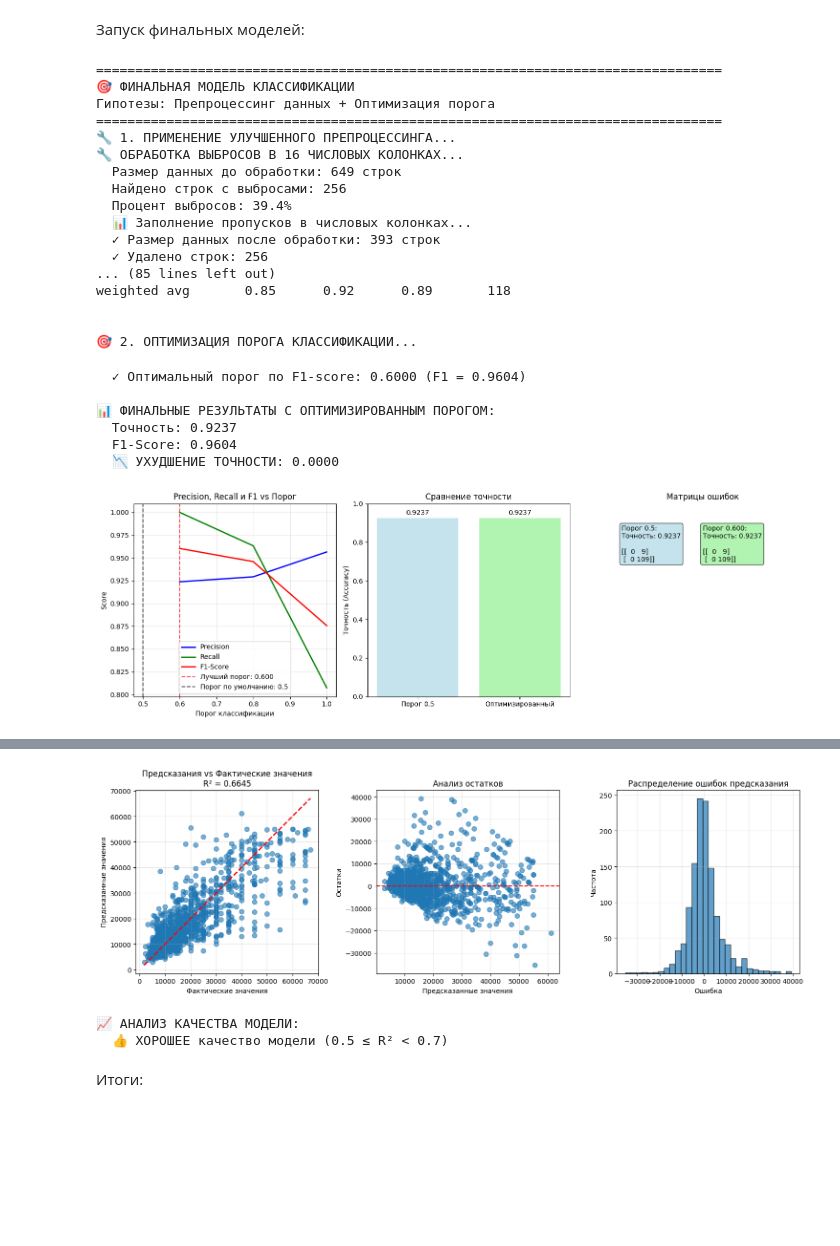
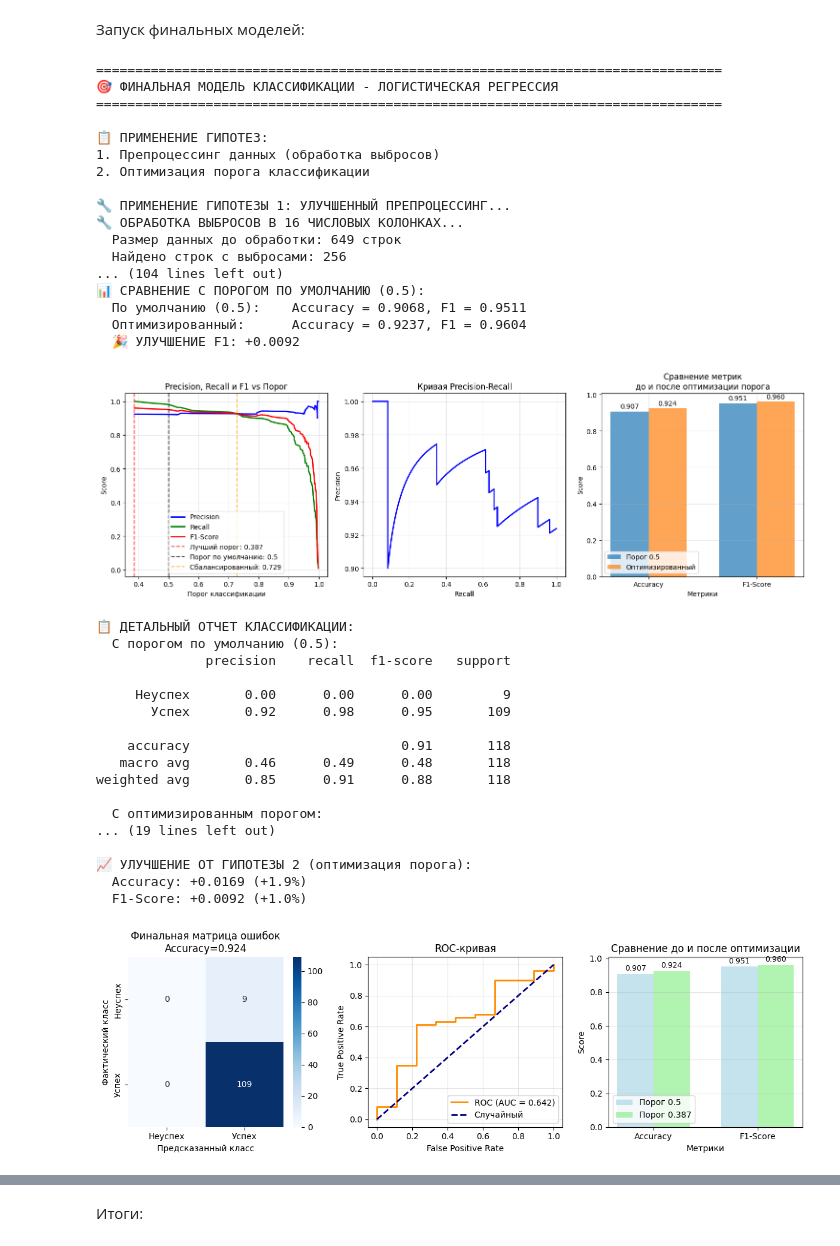
Before and after one commit to Sbarito/Framework_labs, a Jupyter notebook: lab2/point3.ipynb, the cells around one changed output, grey strips where cells are left out. Saved outputs shown, nothing was run; the diff lists cells and outputs as text; code cells hidden in the pictures; blank space fills up the shorter version.

```diff
--- a/lab2/point3.ipynb
+++ b/lab2/point3.ipynb
@@ -490,13 +487,0 @@ def linear_regression_study(X, y, dataset_name="Данные"):
-# %%
-if df_student is not None:
-    print("\n" + "🎓 АНАЛИЗ СТУДЕНЧЕСКИХ ДАННЫХ (КЛАССИФИКАЦИЯ) " + "🎓")
-    print("-" * 60)
-
-    X_student_class, y_student_class, features_class = preprocess_student_classification(df_student)
-
-    if X_student_class is not None:
-        knn_class, k_class, score_class = logistic_regression_study(
-            X_student_class, y_student_class, "Студенческие данные (Успеваемость)"
-        )
-    else:
-        print("❌ Не удалось подготовить данные для классификации")
@@ -541,12 +487,0 @@ weighted avg       0.72      0.85      0.78       195
-# %%
-if df_house is not None:
-    print("\n" + "🏠 АНАЛИЗ ДАННЫХ О НЕДВИЖИМОСТИ (РЕГРЕССИЯ) " + "🏠")
-
-    X_house, y_house, features_house = preprocess_house_regression(df_house)
-
-    if X_house is not None:
-        knn_house, k_house, score_house = linear_regression_study(
-            X_house, y_house, "Данные о недвижимости (Арендная плата)"
-        )
-    else:
-        print("❌ Не удалось подготовить данные о недвижимости")
@@ -2382,32 +4163,44 @@ def final_regression_model(df_house):
 Запуск финальных моделей:
 # %%
 if df_student is not None:
-    final_knn_model, final_threshold, final_accuracy = final_classification_model(df_student)
+    final_knn_model, final_threshold, final_accuracy = final_classification_model_logistic(df_student)
 
 if df_house is not None:
-    final_house_model, final_house_params, final_r2 = final_regression_model(df_house)
+    final_house_model, final_house_params, final_r2 = final_regression_model_linear(df_house)
 # %% [output]
 ================================================================================
-🎯 ФИНАЛЬНАЯ МОДЕЛЬ КЛАССИФИКАЦИИ
-Гипотезы: Препроцессинг данных + Оптимизация порога
+🎯 ФИНАЛЬНАЯ МОДЕЛЬ КЛАССИФИКАЦИИ - ЛОГИСТИЧЕСКАЯ РЕГРЕССИЯ
 ================================================================================
-🔧 1. ПРИМЕНЕНИЕ УЛУЧШЕННОГО ПРЕПРОЦЕССИНГА...
+
+📋 ПРИМЕНЕНИЕ ГИПОТЕЗ:
+1. Препроцессинг данных (обработка выбросов)
+2. Оптимизация порога классификации
+
+🔧 ПРИМЕНЕНИЕ ГИПОТЕЗЫ 1: УЛУЧШЕННЫЙ ПРЕПРОЦЕССИНГ...
 🔧 ОБРАБОТКА ВЫБРОСОВ В 16 ЧИСЛОВЫХ КОЛОНКАХ...
   Размер данных до обработки: 649 строк
   Найдено строк с выбросами: 256
-  Процент выбросов: 39.4%
-  📊 Заполнение пропусков в числовых колонках...
-  ✓ Размер данных после обработки: 393 строк
-  ✓ Удалено строк: 256
-... (85 lines left out)
-weighted avg       0.85      0.92      0.89       118
-
-
-🎯 2. ОПТИМИЗАЦИЯ ПОРОГА КЛАССИФИКАЦИИ...
+... (104 lines left out)
+📊 СРАВНЕНИЕ С ПОРОГОМ ПО УМОЛЧАНИЮ (0.5):
+  По умолчанию (0.5):    Accuracy = 0.9068, F1 = 0.9511
+  Оптимизированный:      Accuracy = 0.9237, F1 = 0.9604
+  🎉 УЛУЧШЕНИЕ F1: +0.0092
+[figure, new version]
-  ✓ Оптимальный порог по F1-score: 0.6000 (F1 = 0.9604)
+📋 ДЕТАЛЬНЫЙ ОТЧЕТ КЛАССИФИКАЦИИ:
+  С порогом по умолчанию (0.5):
+              precision    recall  f1-score   support
 
-📊 ФИНАЛЬНЫЕ РЕЗУЛЬТАТЫ С ОПТИМИЗИРОВАННЫМ ПОРОГОМ:
-  Точность: 0.9237
-  F1-Score: 0.9604
-  📉 УХУДШЕНИЕ ТОЧНОСТИ: 0.0000
+     Неуспех       0.00      0.00      0.00         9
+       Успех       0.92      0.98      0.95       109
+
+    accuracy                           0.91       118
+   macro avg       0.46      0.49      0.48       118
+weighted avg       0.85      0.91      0.88       118
+
+  С оптимизированным порогом:
+... (19 lines left out)
+
+📈 УЛУЧШЕНИЕ ОТ ГИПОТЕЗЫ 2 (оптимизация порога):
+  Accuracy: +0.0169 (+1.9%)
+  F1-Score: +0.0092 (+1.0%)
-[figure, old version]
+[figure, new version]
@@ -2439,6 +4231,3 @@ weighted avg       0.85      0.92      0.89       118
-[figure, old version]
-📈 АНАЛИЗ КАЧЕСТВА МОДЕЛИ:
-  👍 ХОРОШЕЕ качество модели (0.5 ≤ R² < 0.7)
 # %% [markdown]
 Итоги:
 # %%
```
Also changed, not shown: parts of 23 cells of this notebook, 1 other file.
